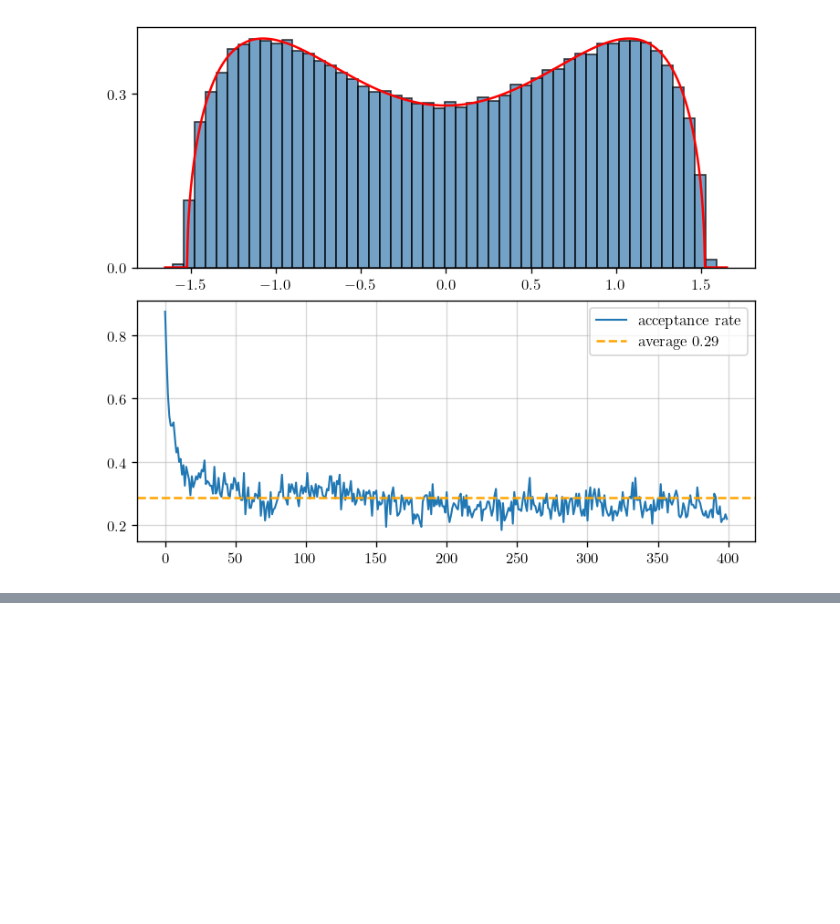
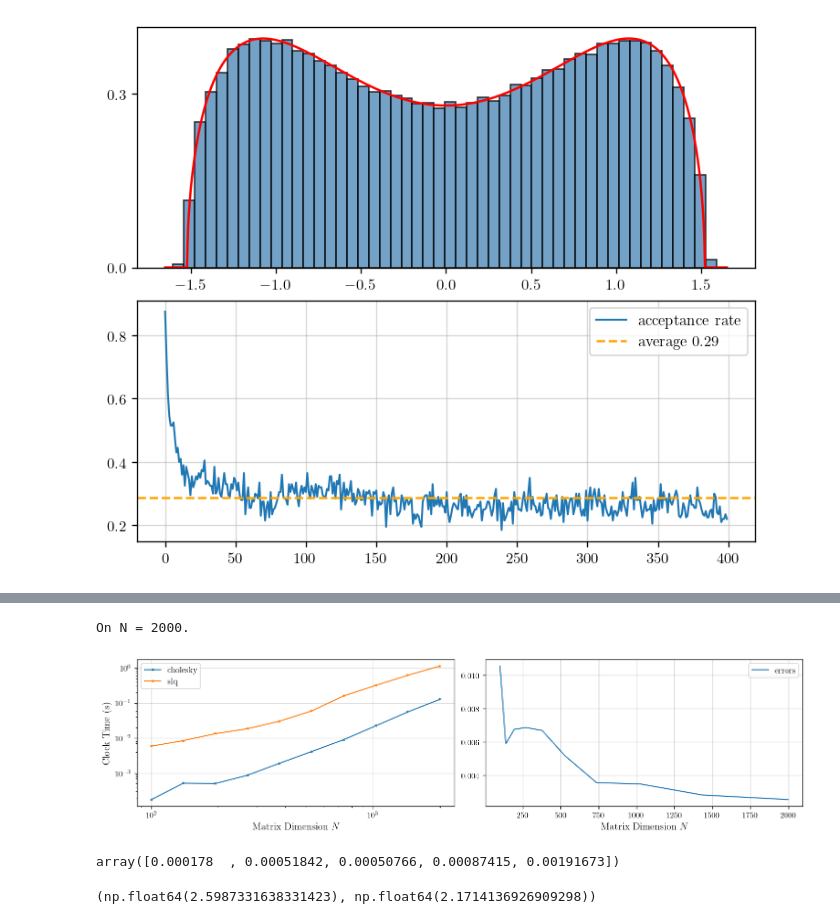
Before and after one commit to fredwdickinson/dissertation, a Jupyter notebook: code/notebooks/05_determinants.ipynb, the cells around one changed output, grey strips where cells are left out. Cells and saved outputs as stored; diff of their text form; code cells hidden in the pictures; blank space fills up the shorter version.

```diff
--- a/code/notebooks/05_determinants.ipynb
+++ b/code/notebooks/05_determinants.ipynb
@@ -71,0 +175,18 @@ plt.show()
+# %%
+N, M = 100, 1
+beta = 2.0; dt = 1/N
+noise_scale = np.sqrt(2.0*dt/(beta*N))
+
+x = random_matrix.init_quartic_eigenvalues(M, N)
+y, _, _ = integrators.implicit_newton_step(x, dt, 2, noise_scale)
+x = x.flatten(); y = y.flatten()
+
+v_double_prime_x = forces.evaluate_force(x, 2, 2)
+v_double_prime_y = forces.evaluate_force(y, 2, 2)
+A_x = newton.build_metropolis_hessian(x, beta, dt, v_double_prime_x)
+A_y = newton.build_metropolis_hessian(y, beta, dt, v_double_prime_y)
+
+ratio_cholesky = newton.eval_cholesky_log_det(A_y) - newton.eval_cholesky_log_det(A_x)
+ratio_slq = slq_log_det_ratio(A_x, A_y, K = 50, m = 50)
+
+ratio_cholesky, ratio_slq
@@ -71,0 +263,17 @@ plt.show()
+# %%
+def plot_cholesky_vs_slq(N_values, cholesky_times, slq_times, errs):
+    fig, axes = plt.subplots(1, 2, figsize = (12, 3))
+    ax1, ax2 = axes
+
+    ax1.set_xlabel(r"Matrix Dimension $N$")
+    ax1.set_ylabel("Clock Time (s)")
+    ax1.loglog(N_values, cholesky_times, marker = 'x', label = "cholesky")
+    ax1.loglog(N_values, slq_times, marker = 'x', label = "slq")
+
+    ax2.plot(N_values, [err/N for err, N in zip(errs, N_values)], label = "errors")
+    ax2.set_xlabel(r"Matrix Dimension $N$")
+
+    for ax in axes:
+        ax.legend()
+
+    plt.show()
@@ -71,0 +286,19 @@ plt.show()
+# %%
+N_range = np.logspace(np.log10(100), np.log10(2000), 10, dtype = int)
+dts = [1/N for N in N_range]
+c_times, slq_times, errs = cholesky_vs_slq(N_range, dts, M = 20)
+# %% [output]
+On N = 2000.
+# %%
+plot_cholesky_vs_slq(N_range, c_times, slq_times, errs)
+# %% [output]
+[figure, added]
+array([0.000178  , 0.00051842, 0.00050766, 0.00087415, 0.00191673])
+# %%
+last_c_times = c_times[-5:]; last_slq_times = slq_times[-5:]
+c_slope, c_intercept = np.polyfit(np.log10(N_range[-5:]), np.log10(last_c_times), deg = 1)
+slq_slope, slq_intercept = np.polyfit(np.log10(N_range[-5:]), np.log10(last_slq_times), deg = 1)
+
+c_slope, slq_slope
+# %% [output]
+(np.float64(2.5987331638331423), np.float64(2.1714136926909298))
```
Also changed, not shown: parts of 8 cells of this notebook, 1 other file.
